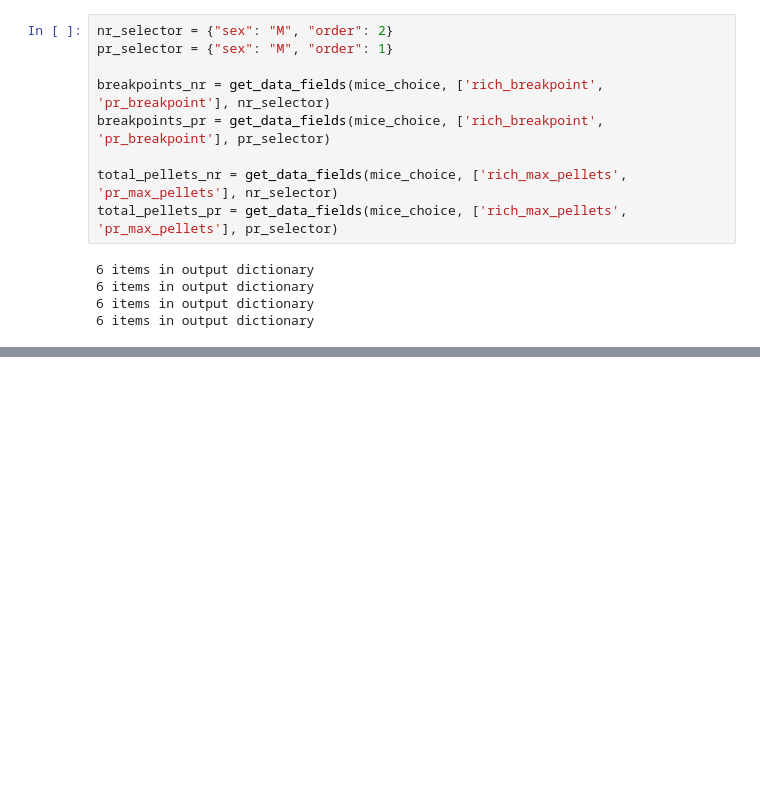
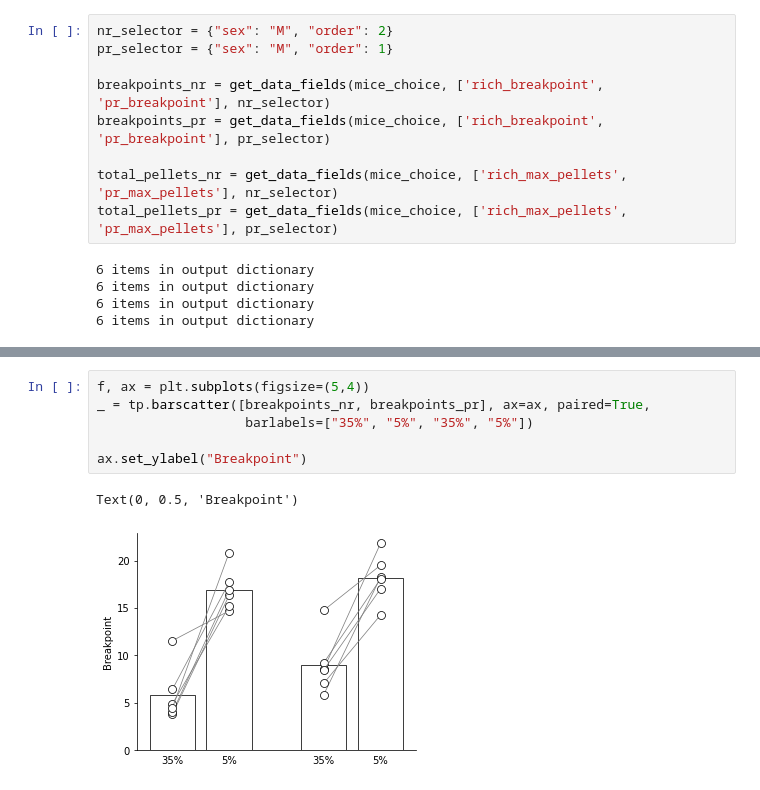
Before and after one commit to Htbibalan/FEDProtein, a Jupyter notebook: notebooks/FED_choice_fx.ipynb, the cells around one changed output, grey strips where cells are left out. Drawn from its saved outputs; the diff is of its cells as text; blank space fills up the shorter version.

```diff
--- a/notebooks/FED_choice_fx.ipynb
+++ b/notebooks/FED_choice_fx.ipynb
@@ -135,0 +128,9 @@ _ = tp.barscatter([breakpoints_nr, breakpoints_pr], paired=True)
+# %%
+f, ax = plt.subplots(figsize=(5,4))
+_ = tp.barscatter([breakpoints_nr, breakpoints_pr], ax=ax, paired=True,
+                   barlabels=["35%", "5%", "35%", "5%"])
+
+ax.set_ylabel("Breakpoint")
+# %% [output]
+Text(0, 0.5, 'Breakpoint')
+[figure, added]
```
Also changed, not shown: parts of 5 cells of this notebook.
